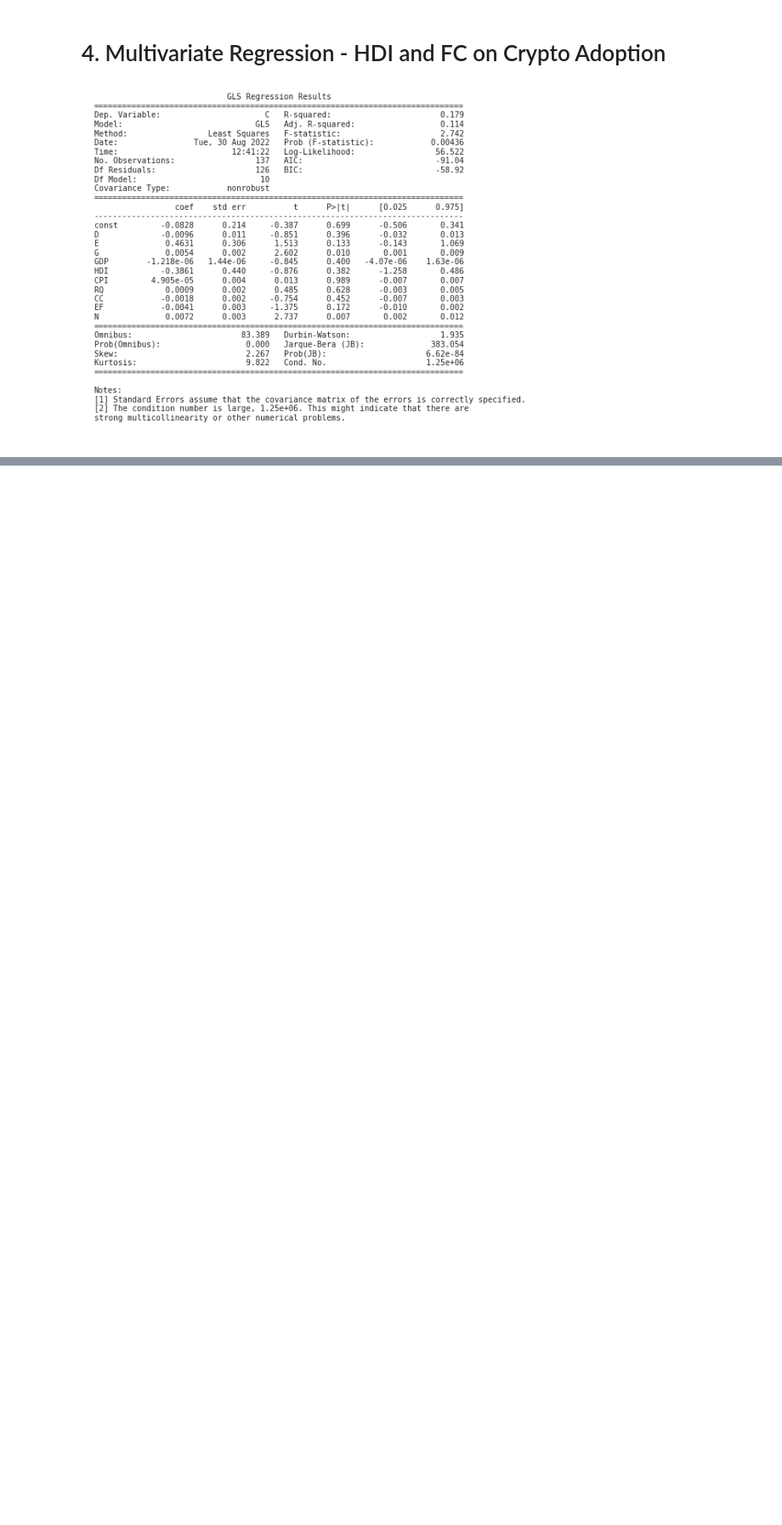
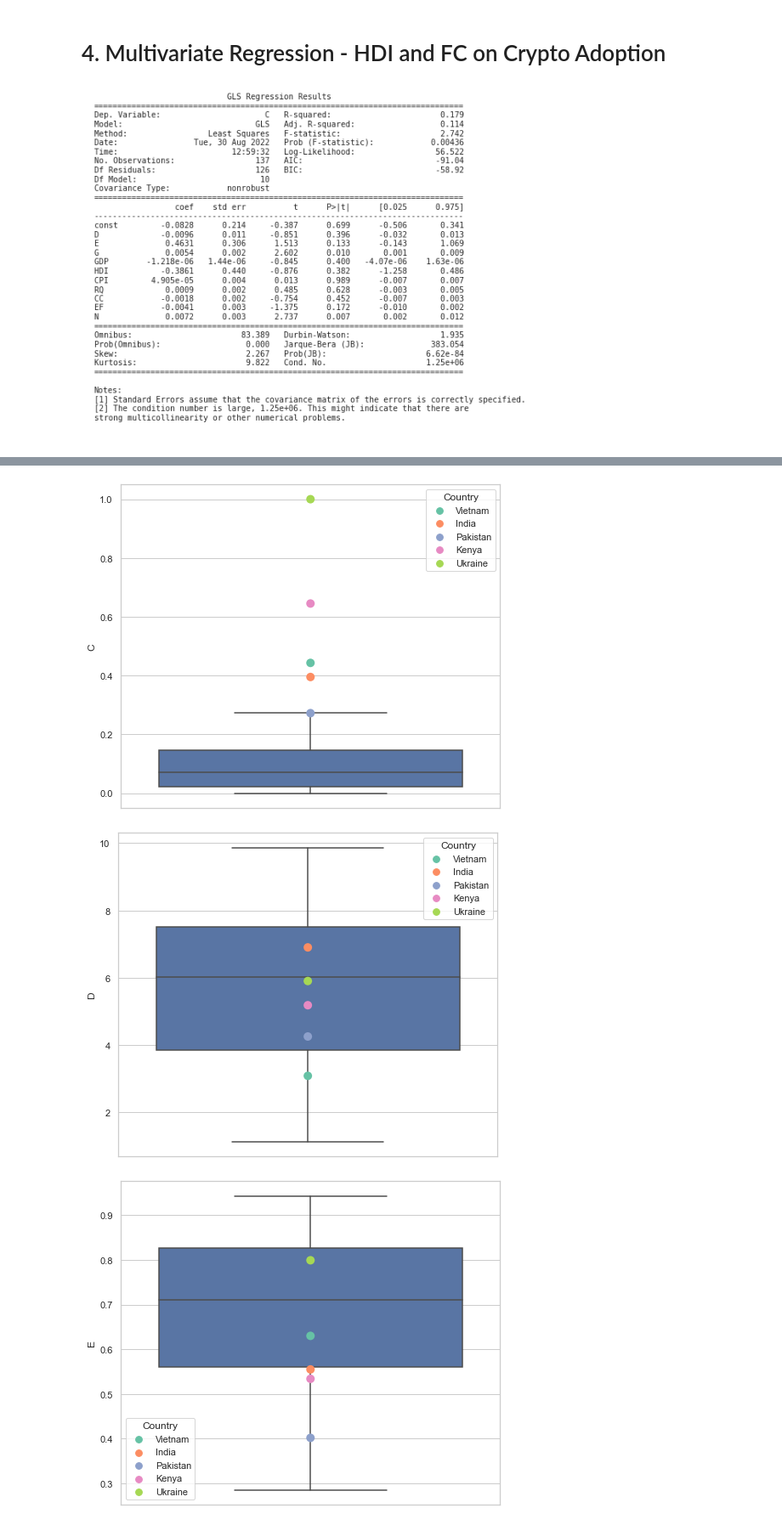
Before and after one commit to tlabarta/crypto_adoption_emerging_countries, a Jupyter notebook: data.ipynb, the cells around one changed output, grey strips where cells are left out. Shown at 85% size. Drawn from its saved outputs; the diff is of its cells as text; code cells hidden in the pictures; blank space fills up the shorter version.

```diff
--- a/data.ipynb
+++ b/data.ipynb
@@ -438,0 +465,18 @@ strong multicollinearity or other numerical problems.
+# %%
+#Box Plots with 2021 Data
+sns.set(style="whitegrid")
+plt.rc('figure', figsize=(8, 7))
+world = df_all_2021
+top_5 = df_all_2021.filter(items =["Vietnam","India","Pakistan","Kenya","Ukraine"], axis = 0)
+top_5 = top_5.reset_index()
+
+for n in df_all_2021.columns:
+    ax = sns.boxplot(y=df_all_2021[n], data=df_all_2021, showfliers = False)
+    ax = sns.swarmplot(y=top_5[n], hue=top_5["Country"], x=[""]*len(top_5), data=top_5, palette="Set2", size=10)
+
+    plt.savefig('../crypto_adoption_emerging_countries/output/box_plots/2021/box_plot_2021_' + n + '.png')
+    plt.show()
+# %% [output]
+[figure, added]
+[figure, added]
+[figure, added]
```
Also changed, not shown: parts of 14 cells of this notebook, 42 other files.
